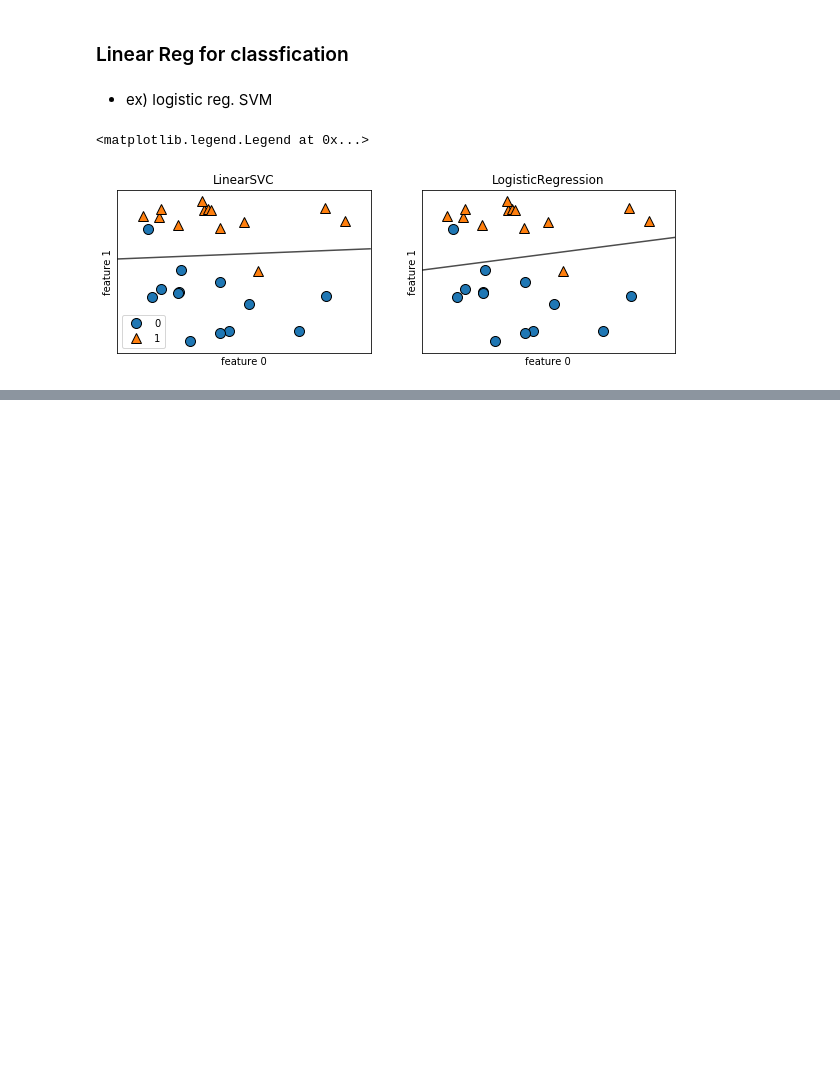
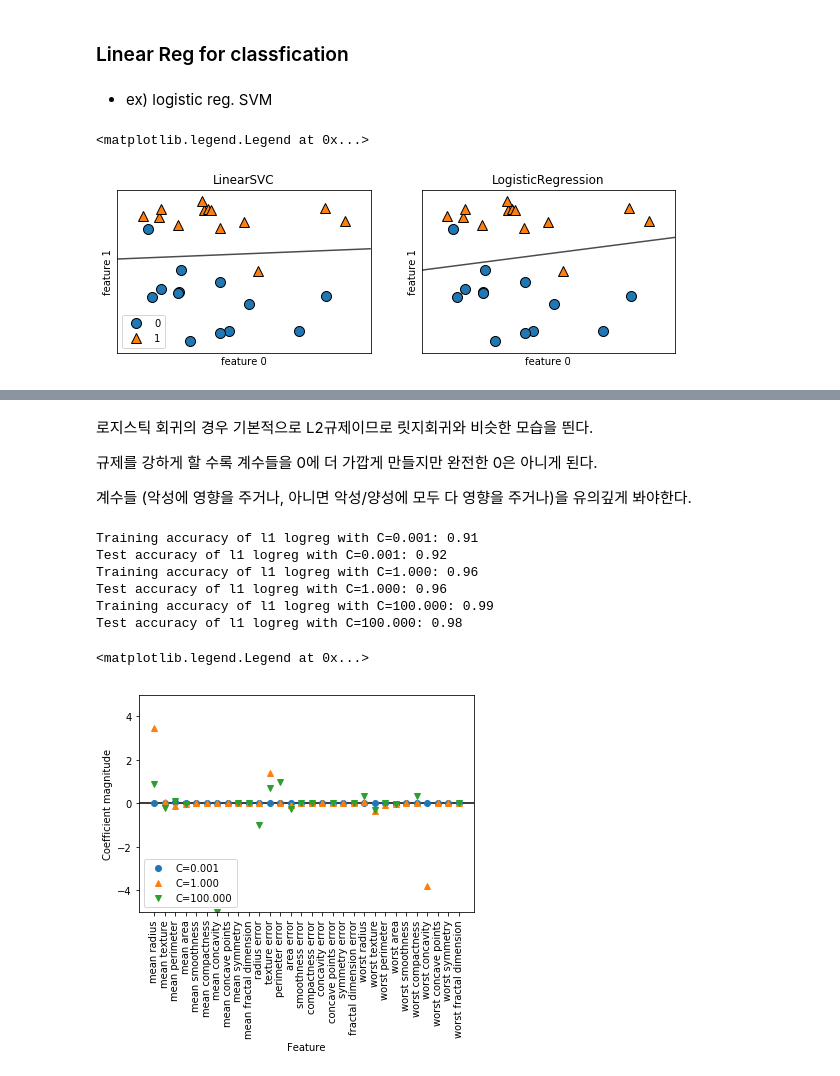
Before and after one commit to lovablebaby/DataScience, a Jupyter notebook: IntroductionToML_ScikitLearn/Introduction to ML with python_ch2.ipynb, the cells around one changed output, grey strips where cells are left out. Cells and saved outputs as stored; diff of their text form; code cells hidden in the pictures; blank space fills up the shorter version.

```diff
--- a/IntroductionToML_ScikitLearn/Introduction to ML with python_ch2.ipynb
+++ b/IntroductionToML_ScikitLearn/Introduction to ML with python_ch2.ipynb
@@ -414,0 +467,33 @@ axes[0].legend()
+# %% [markdown]
+ 로지스틱 회귀의 경우 기본적으로 L2규제이므로 릿지회귀와 비슷한 모습을 띈다.
+
+ 규제를 강하게 할 수록 계수들을 0에 더 가깝게 만들지만 완전한 0은 아니게 된다.
+
+ 계수들 (악성에 영향을 주거나, 아니면 악성/양성에 모두 다 영향을 주거나)을 유의깊게 봐야한다.
+# %%
+for C, marker in zip([0.001, 1, 100], ['o', '^', 'v']):
+    lr_l1 = LogisticRegression(C=C, penalty="l1").fit(X_train, y_train)
+    print("Training accuracy of l1 logreg with C={:.3f}: {:.2f}".format(
+          C, lr_l1.score(X_train, y_train)))
+    print("Test accuracy of l1 logreg with C={:.3f}: {:.2f}".format(
+          C, lr_l1.score(X_test, y_test)))
+    plt.plot(lr_l1.coef_.T, marker, label="C={:.3f}".format(C))
+
+plt.xticks(range(cancer.data.shape[1]), cancer.feature_names, rotation=90)
+xlims = plt.xlim()
+plt.hlines(0, xlims[0], xlims[1])
+plt.xlim(xlims)
+plt.xlabel("Feature")
+plt.ylabel("Coefficient magnitude")
+
+plt.ylim(-5, 5)
+plt.legend(loc=3)
+# %% [output]
+Training accuracy of l1 logreg with C=0.001: 0.91
+Test accuracy of l1 logreg with C=0.001: 0.92
+Training accuracy of l1 logreg with C=1.000: 0.96
+Test accuracy of l1 logreg with C=1.000: 0.96
+Training accuracy of l1 logreg with C=100.000: 0.99
+Test accuracy of l1 logreg with C=100.000: 0.98
+<matplotlib.legend.Legend at 0x...>
+[figure, added]
```
Also changed, not shown: parts of 9 cells of this notebook, 1 other file.
